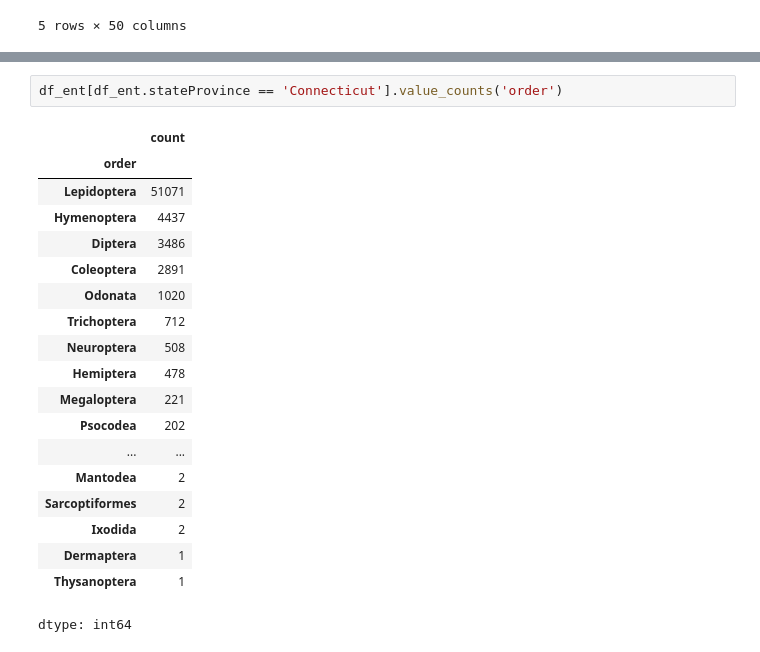
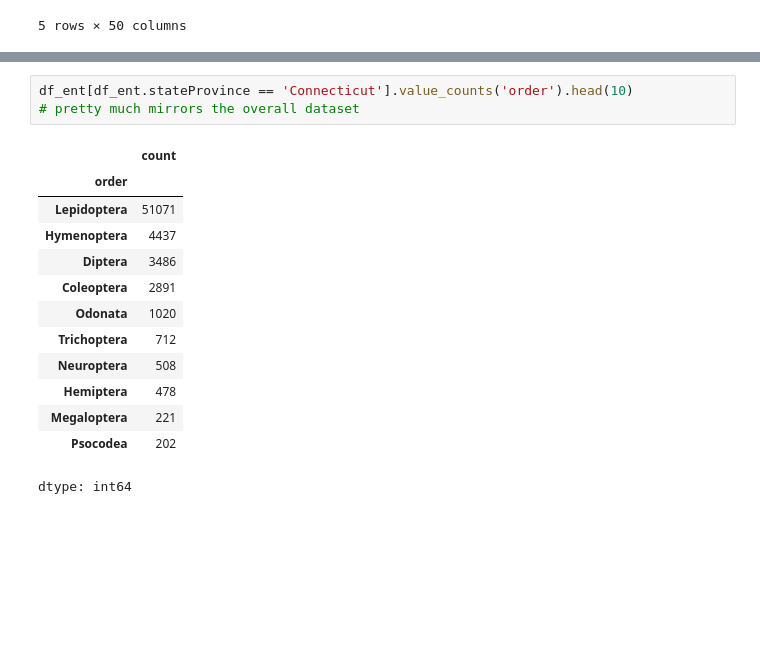
Before and after one commit to envirodatascience/final-project-insect-team, a Jupyter notebook: ENV617_group_project_ypm_ent_data.ipynb, the cells around one changed output, grey strips where cells are left out. Saved outputs shown, nothing was run; the diff lists cells and outputs as text; blank space fills up the shorter version.

Commit message:
Cleaned up notebook and started cleaning dataset

```diff
--- a/ENV617_group_project_ypm_ent_data.ipynb
+++ b/ENV617_group_project_ypm_ent_data.ipynb
@@ -124,22 +141,17 @@ dtype: int64
 # %%
-df_ent[df_ent.stateProvince == 'Connecticut'].value_counts('order')
+df_ent[df_ent.stateProvince == 'Connecticut'].value_counts('order').head(10)
+# pretty much mirrors the overall dataset
 # %% [output]
 |  | count |
 | order |  |
 | Lepidoptera | 51071 |
 | Hymenoptera | 4437 |
 | Diptera | 3486 |
 | Coleoptera | 2891 |
 | Odonata | 1020 |
 | Trichoptera | 712 |
 | Neuroptera | 508 |
 | Hemiptera | 478 |
 | Megaloptera | 221 |
 | Psocodea | 202 |
-| ... | ... |
-| Mantodea | 2 |
-| Sarcoptiformes | 2 |
-| Ixodida | 2 |
-| Dermaptera | 1 |
-| Thysanoptera | 1 |
 dtype: int64
```
Also changed, not shown: parts of 63 cells of this notebook.
